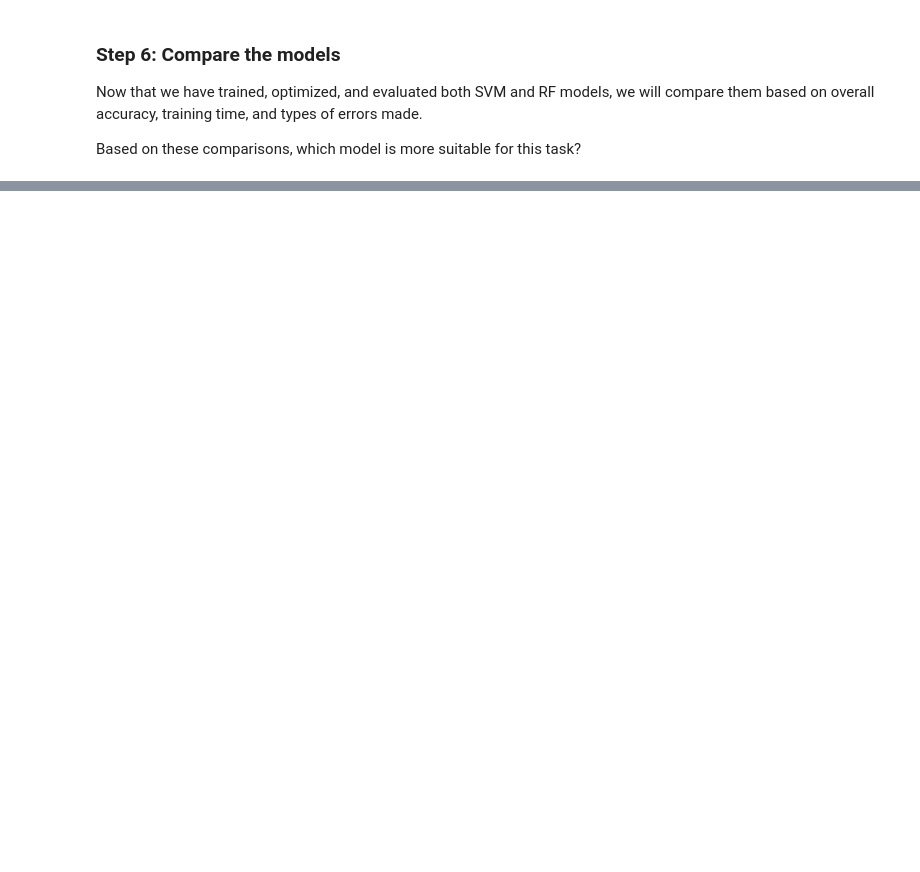
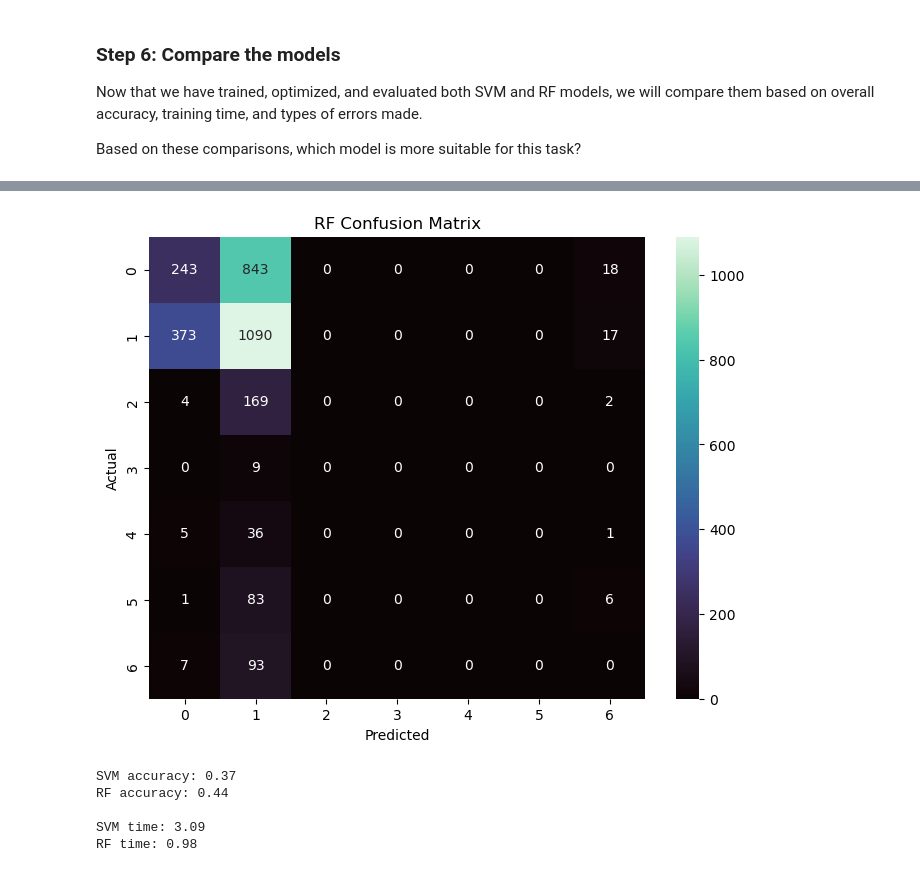
Before and after one commit to imsibaja/eds232-labs, a Jupyter notebook: Week9/lab9-svm-forest-cover.ipynb, the cells around one changed output, grey strips where cells are left out. Saved outputs shown, nothing was run; the diff lists cells and outputs as text; code cells hidden in the pictures; blank space fills up the shorter version.

```diff
--- a/Week9/lab9-svm-forest-cover.ipynb
+++ b/Week9/lab9-svm-forest-cover.ipynb
@@ -187,0 +197,23 @@ Based on these comparisons, which model is more suitable for this task?
+# %%
+rf_confusion_matrix = confusion_matrix(y_test, best_rf_preds)
+plt.figure(figsize=(8, 6))
+sns.heatmap(rf_confusion_matrix, annot=True, fmt="d", cmap='mako')
+plt.title("RF Confusion Matrix")
+plt.xlabel("Predicted")
+plt.ylabel("Actual")
+plt.grid(False)
+plt.show()
+# %% [output]
+[figure, added]
+# %%
+print(f"SVM accuracy: {svm_accuracy:.2f}")
+print(f"RF accuracy: {rf_accuracy:.2f}")
+print()
+print(f"SVM time: {svm_time_end - svm_time_start:.2f}")
+print(f"RF time: {rf_time_end - rf_time_start:.2f}")
+# %% [output]
+SVM accuracy: 0.37
+RF accuracy: 0.44
+
+SVM time: 3.09
+RF time: 0.98
```
Also changed, not shown: parts of 4 cells of this notebook.
